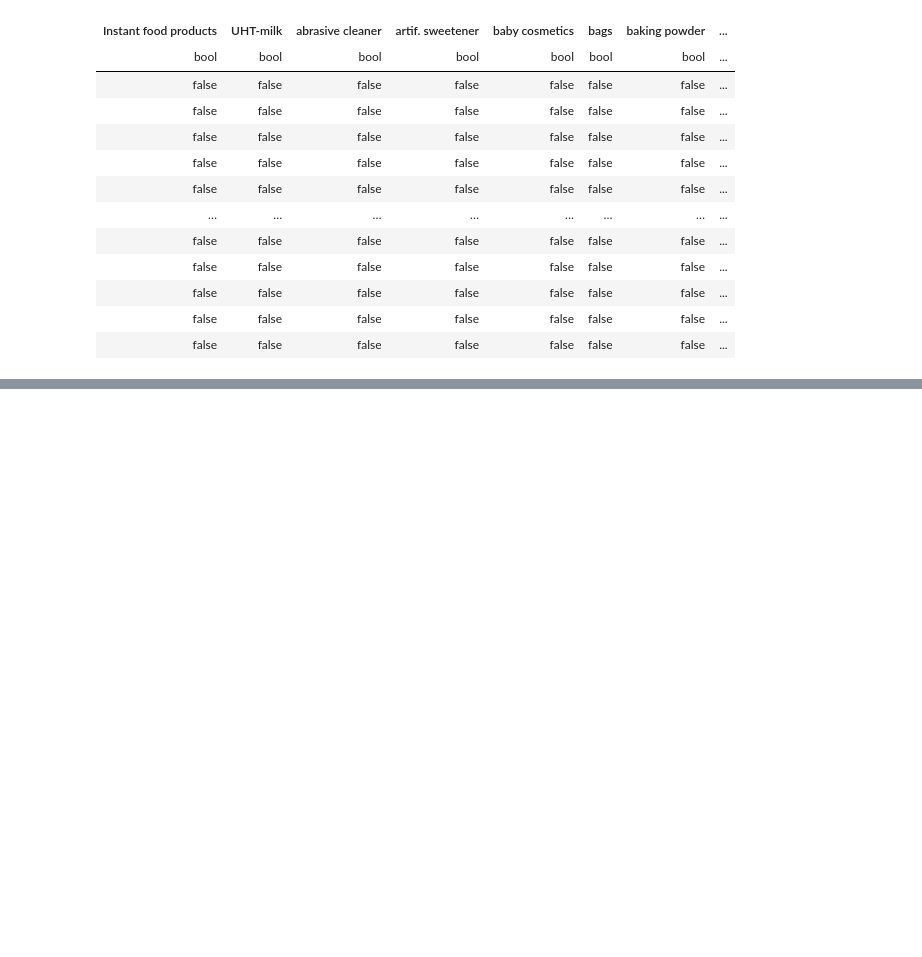
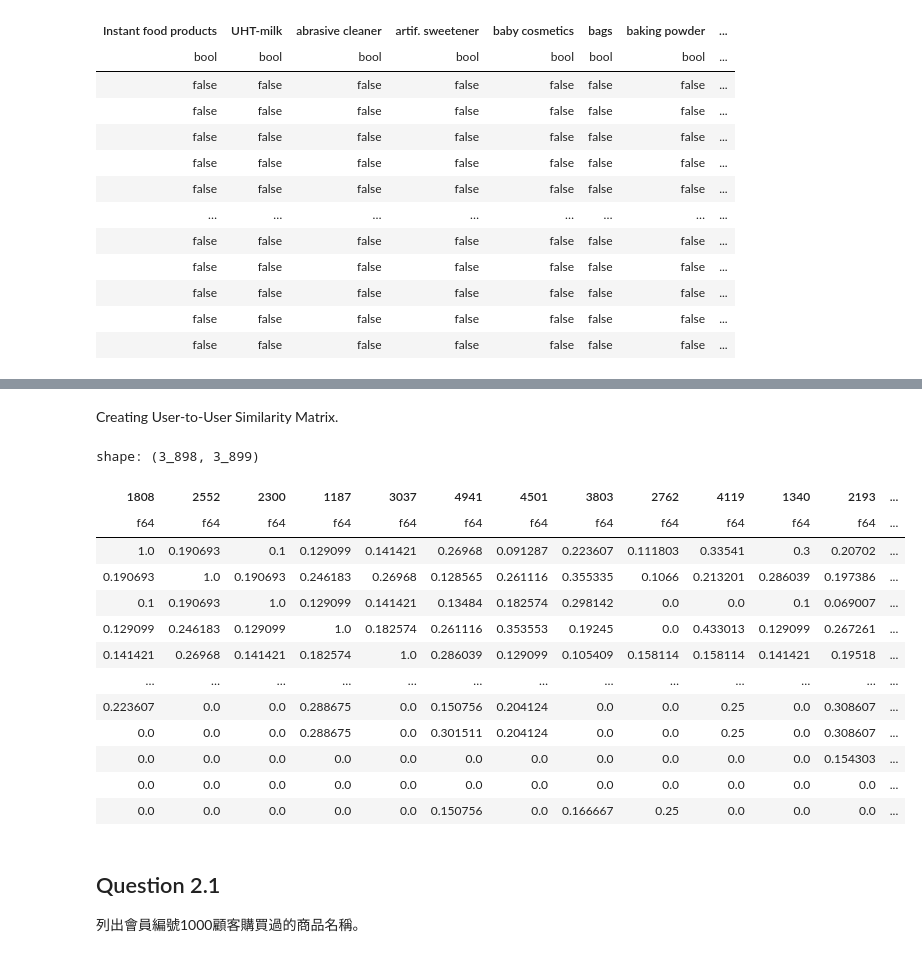
Before and after one commit to pan93412/nkust-homework, a Jupyter notebook: semester-5/business-platform-design/ch11/hw11.ipynb, the cells around one changed output, grey strips where cells are left out. Drawn from its saved outputs; the diff is of its cells as text; code cells hidden in the pictures; blank space fills up the shorter version.

```diff
--- a/semester-5/business-platform-design/ch11/hw11.ipynb
+++ b/semester-5/business-platform-design/ch11/hw11.ipynb
@@ -140,0 +148,9 @@ shape: (26, 10)
+# %%
+customer_item_matrix = df.pivot(
+    values="Quality",
+    index="Member_number",
+    on="itemDescription",
+    aggregate_function="sum"
+).fill_null(0)
+
+customer_item_matrix
@@ -140,0 +172,10 @@ shape: (26, 10)
+# %%
+# if number > 0, then 1; else 0
+customer_item_matrix_idx = customer_item_matrix.select("Member_number")
+customer_item_matrix = customer_item_matrix.with_columns(
+    (pl.when(pl.col(col) > 0).then(1).otherwise(0).alias(col))
+    for col in customer_item_matrix.columns
+)
+
+customer_item_matrix = customer_item_matrix.with_columns(customer_item_matrix_idx)
+customer_item_matrix
@@ -140,0 +197,31 @@ shape: (26, 10)
+# %% [markdown]
+Creating User-to-User Similarity Matrix.
+# %%
+customer_item_matrix_without_member_number = customer_item_matrix.drop("Member_number")
+
+user_user_sim_matrix = pl.DataFrame(
+    cosine_similarity(customer_item_matrix_without_member_number.to_pandas()),
+    schema=customer_item_matrix["Member_number"].cast(pl.String).to_list(),
+)
+
+user_user_sim_matrix = user_user_sim_matrix.with_columns(customer_item_matrix_idx)
+user_user_sim_matrix
+# %% [output]
+shape: (3_898, 3_899)
+| 1808 | 2552 | 2300 | 1187 | 3037 | 4941 | 4501 | 3803 | 2762 | 4119 | 1340 | 2193 | ... |
+| f64 | f64 | f64 | f64 | f64 | f64 | f64 | f64 | f64 | f64 | f64 | f64 | ... |
+| 1.0 | 0.190693 | 0.1 | 0.129099 | 0.141421 | 0.26968 | 0.091287 | 0.223607 | 0.111803 | 0.33541 | 0.3 | 0.20702 | ... |
+| 0.190693 | 1.0 | 0.190693 | 0.246183 | 0.26968 | 0.128565 | 0.261116 | 0.355335 | 0.1066 | 0.213201 | 0.286039 | 0.197386 | ... |
+| 0.1 | 0.190693 | 1.0 | 0.129099 | 0.141421 | 0.13484 | 0.182574 | 0.298142 | 0.0 | 0.0 | 0.1 | 0.069007 | ... |
+| 0.129099 | 0.246183 | 0.129099 | 1.0 | 0.182574 | 0.261116 | 0.353553 | 0.19245 | 0.0 | 0.433013 | 0.129099 | 0.267261 | ... |
+| 0.141421 | 0.26968 | 0.141421 | 0.182574 | 1.0 | 0.286039 | 0.129099 | 0.105409 | 0.158114 | 0.158114 | 0.141421 | 0.19518 | ... |
+| … | … | … | … | … | … | … | … | … | … | … | … | ... |
+| 0.223607 | 0.0 | 0.0 | 0.288675 | 0.0 | 0.150756 | 0.204124 | 0.0 | 0.0 | 0.25 | 0.0 | 0.308607 | ... |
+| 0.0 | 0.0 | 0.0 | 0.288675 | 0.0 | 0.301511 | 0.204124 | 0.0 | 0.0 | 0.25 | 0.0 | 0.308607 | ... |
+| 0.0 | 0.0 | 0.0 | 0.0 | 0.0 | 0.0 | 0.0 | 0.0 | 0.0 | 0.0 | 0.0 | 0.154303 | ... |
+| 0.0 | 0.0 | 0.0 | 0.0 | 0.0 | 0.0 | 0.0 | 0.0 | 0.0 | 0.0 | 0.0 | 0.0 | ... |
+| 0.0 | 0.0 | 0.0 | 0.0 | 0.0 | 0.150756 | 0.0 | 0.166667 | 0.25 | 0.0 | 0.0 | 0.0 | ... |
+# %% [markdown]
+## Question 2.1
+
+列出會員編號1000顧客購買過的商品名稱。
```
Also changed, not shown: parts of 15 cells of this notebook.
